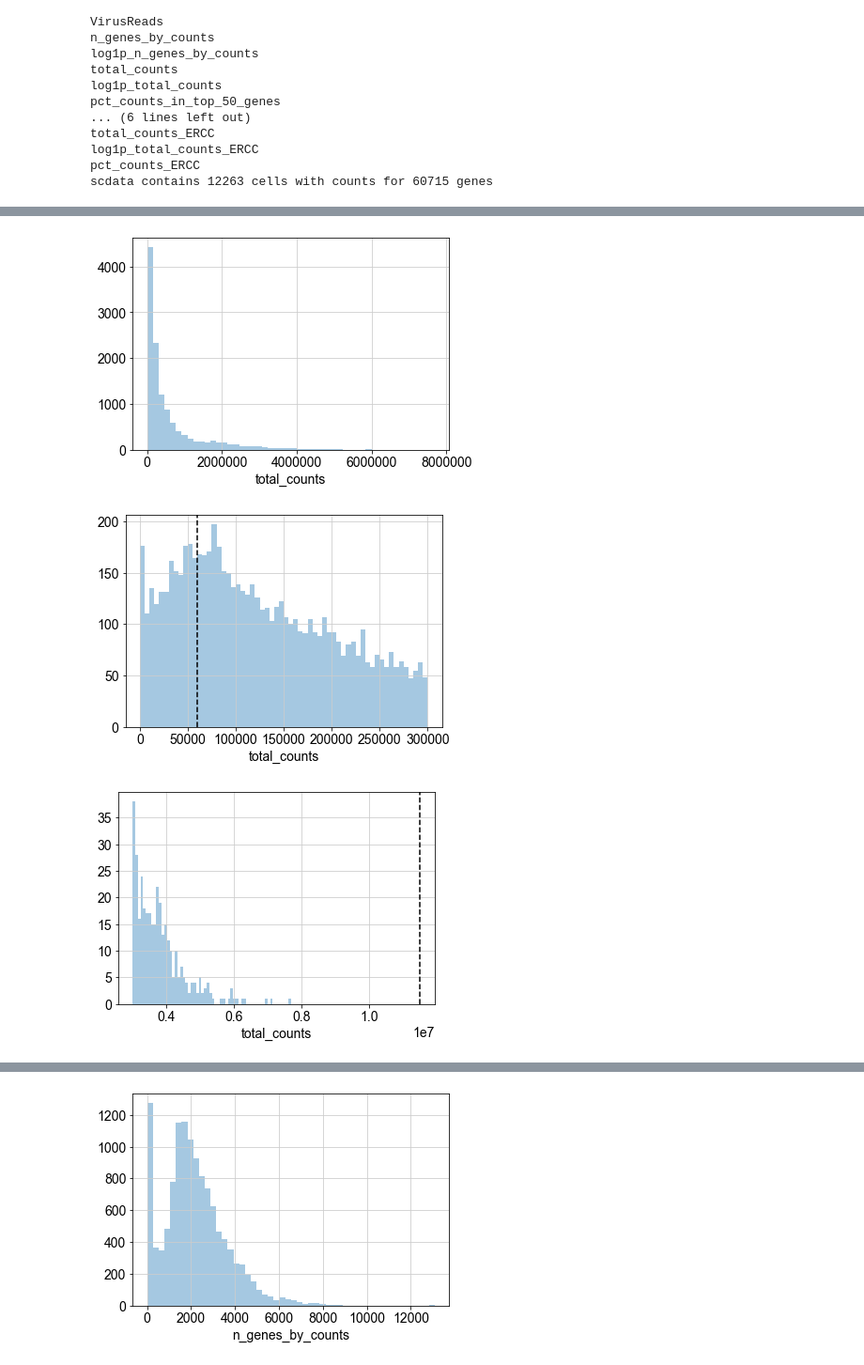
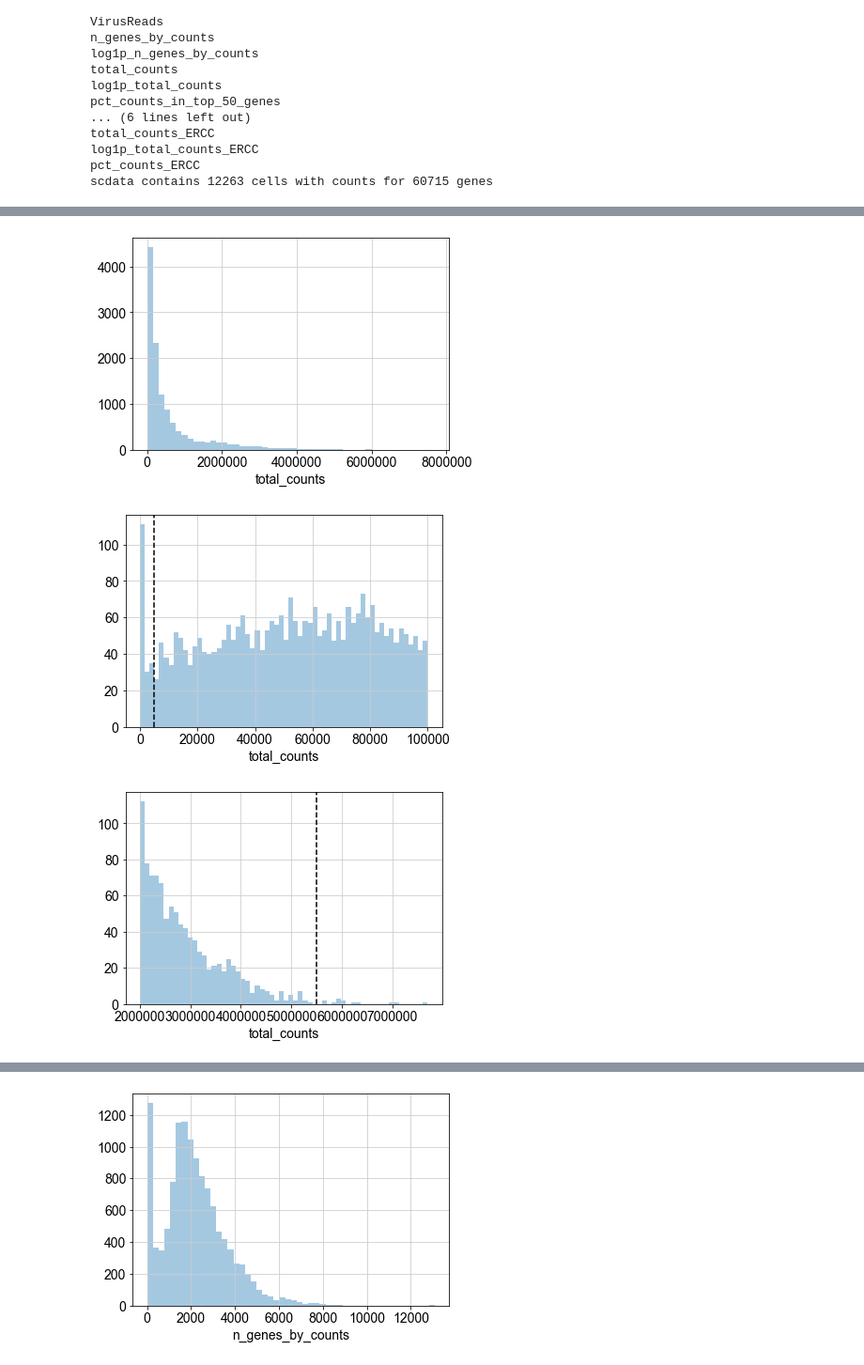
Before and after one commit to watronfire/CViSB_Workshop_TCells, a Jupyter notebook: Workshop_Notebook.ipynb, the cells around one changed output, grey strips where cells are left out. Shown at 94% size. Saved outputs shown, nothing was run; the diff lists cells and outputs as text; code cells hidden in the pictures.

```diff
--- a/Workshop_Notebook.ipynb
+++ b/Workshop_Notebook.ipynb
@@ -128,0 +46,5 @@ Individual cell annotations are found in the ".obs" field. We can add annotation
+# %%
+# Comment and point read_h5ad function towards downloaded dengue dataset.
+scdata_file = wget.download( "https://storage.googleapis.com/andersen-lab_temp/dengue_all.hdf5" )
+
+scdata = sc.read_h5ad( scdata_file )
@@ -183,20 +119,20 @@ As the number of unique gene counts per cell is normally distibuted, we should v
 # %%
-lower_counts = 60000
-upper_counts = 11500000
+lower_counts = 5000
+upper_counts = 5500000
 
 #Thresholding decision: counts
 sns.distplot( scdata.obs["total_counts"], kde=False )
 plt.show()
 
-sns.distplot( scdata.obs.loc[scdata.obs["total_counts"]<300000, "total_counts"], kde=False, bins=60 )
+sns.distplot( scdata.obs.loc[scdata.obs["total_counts"]<100000, "total_counts"], kde=False, bins=60 )
 plt.axvline( lower_counts, 0, 100, linestyle="dashed", color="black" )
 plt.show()
 
-sns.distplot( scdata.obs.loc[scdata.obs["total_counts"]>3000000, "total_counts"], kde=False, bins=60 )
+sns.distplot( scdata.obs.loc[scdata.obs["total_counts"]>2000000, "total_counts"], kde=False, bins=60 )
 plt.axvline( upper_counts, 0, 20, linestyle="dashed", color="black" )
 plt.show()
 # %% [output]
 [figure]
-[figure, old version]
+[figure, new version]
-[figure, old version]
+[figure, new version]
 # %% [markdown]
```
Also changed, not shown: parts of 83 cells of this notebook, 4 other files.
